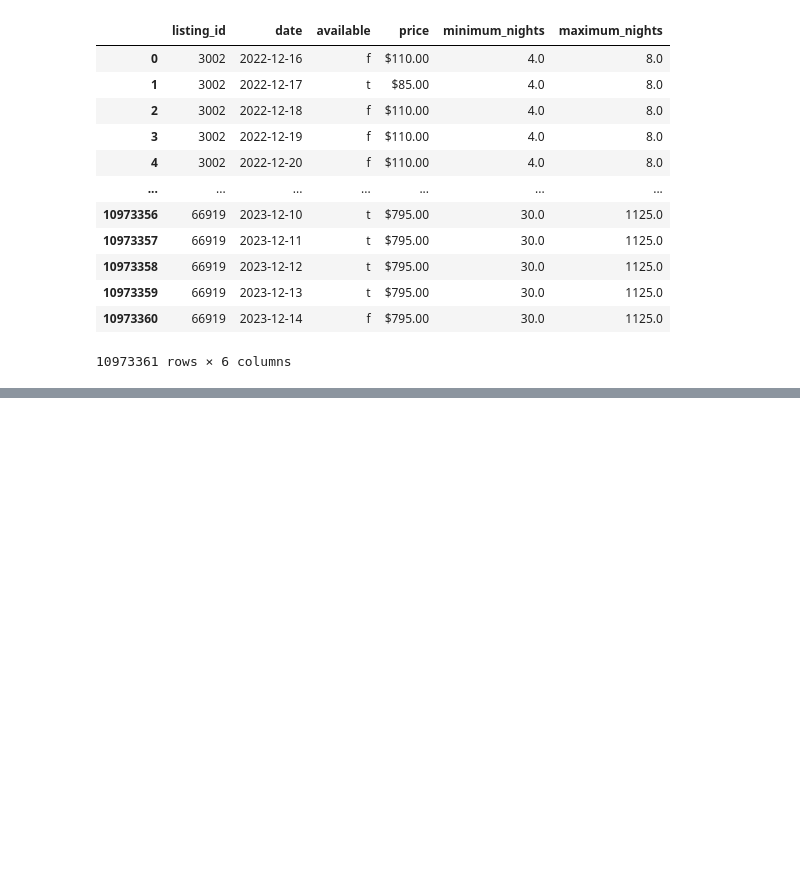
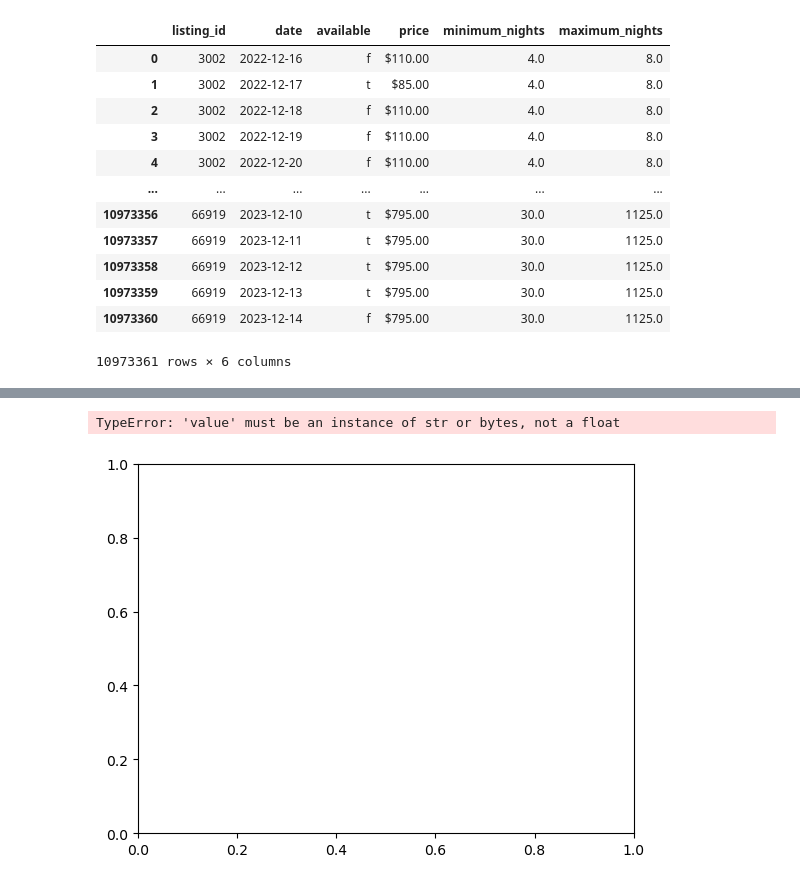
Before and after one commit to ubco-W2022T2-data301/project-group-group38, a Jupyter notebook: AC_EDA _Task_1_Milestone3.ipynb, the cells around one changed output, grey strips where cells are left out. Cells and saved outputs as stored; diff of their text form; code cells hidden in the pictures; blank space fills up the shorter version.

```diff
--- a/AC_EDA _Task_1_Milestone3.ipynb
+++ b/AC_EDA _Task_1_Milestone3.ipynb
@@ -41,0 +55,5 @@ KeyError: 'maximum_nights'
+# %%
+df = df[df['minimum_nights'].between(1.0, 4.0)]
+df = df[df['maximum_nights'].between (4.0, 40.0)]
+df.describe().apply(lambda s: s.apply(lambda x: format(x, 'f')))
+df
@@ -41,0 +74,7 @@ KeyError: 'maximum_nights'
+# %%
+df.plot(kind='scatter', x='maximum_nights', y='price')
+
+#it was just working so i'm not sure why it isn't now
+# %% [output]
+TypeError: 'value' must be an instance of str or bytes, not a float
+[figure, added]
```
Also changed, not shown: parts of 5 cells of this notebook.
